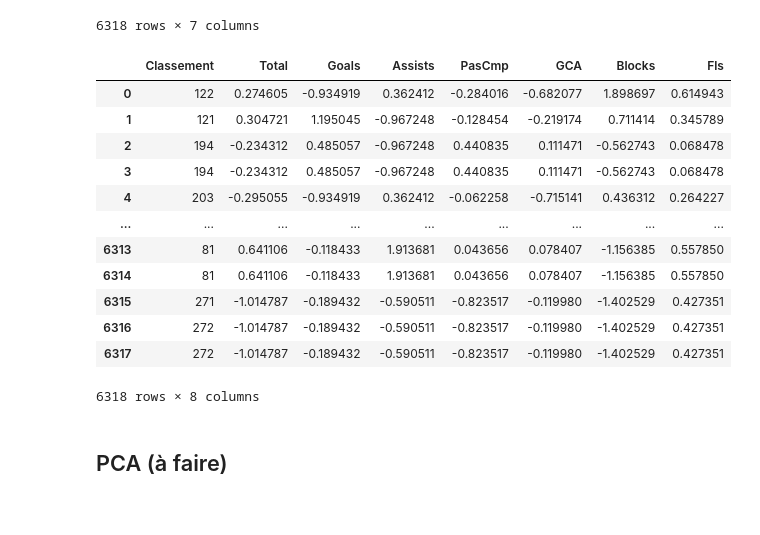
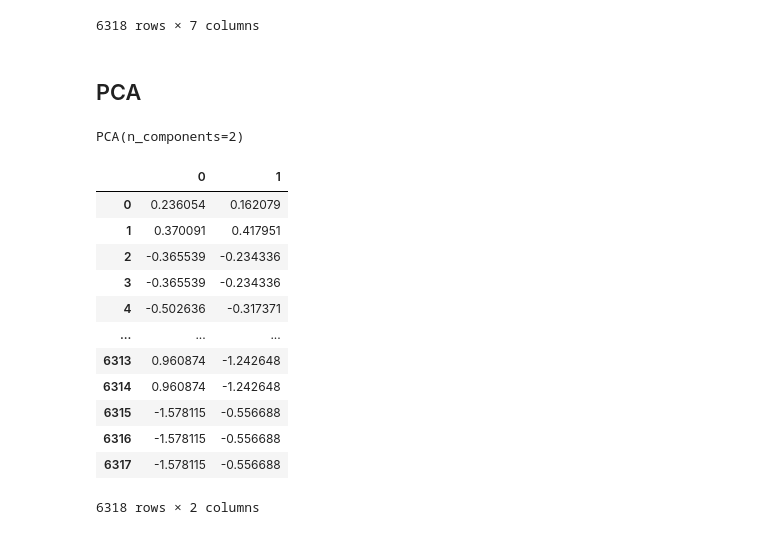
Before and after one commit to ThierryKunda/prediction-ballon-d-or, a Jupyter notebook: notebook.ipynb, the cells around one changed output. Saved outputs shown, nothing was run; the diff lists cells and outputs as text; code cells hidden in the pictures.

```diff
--- a/notebook.ipynb
+++ b/notebook.ipynb
@@ -779,23 +777,29 @@ dataset_std
 | 6316 | -1.014787 | -0.189432 | -0.590511 | -0.823517 | -0.119980 | -1.402529 | 0.427351 |
 | 6317 | -1.014787 | -0.189432 | -0.590511 | -0.823517 | -0.119980 | -1.402529 | 0.427351 |
 6318 rows × 7 columns
-# %%
-dataset_std.insert(0, "Classement", list(dataset_classement['Classement']))
-# %%
-dataset_std
-# %% [output]
-|  | Classement | Total | Goals | Assists | PasCmp | GCA | Blocks | Fls |
-| 0 | 122 | 0.274605 | -0.934919 | 0.362412 | -0.284016 | -0.682077 | 1.898697 | 0.614943 |
-| 1 | 121 | 0.304721 | 1.195045 | -0.967248 | -0.128454 | -0.219174 | 0.711414 | 0.345789 |
-| 2 | 194 | -0.234312 | 0.485057 | -0.967248 | 0.440835 | 0.111471 | -0.562743 | 0.068478 |
-| 3 | 194 | -0.234312 | 0.485057 | -0.967248 | 0.440835 | 0.111471 | -0.562743 | 0.068478 |
-| 4 | 203 | -0.295055 | -0.934919 | 0.362412 | -0.062258 | -0.715141 | 0.436312 | 0.264227 |
-| ... | ... | ... | ... | ... | ... | ... | ... | ... |
-| 6313 | 81 | 0.641106 | -0.118433 | 1.913681 | 0.043656 | 0.078407 | -1.156385 | 0.557850 |
-| 6314 | 81 | 0.641106 | -0.118433 | 1.913681 | 0.043656 | 0.078407 | -1.156385 | 0.557850 |
-| 6315 | 271 | -1.014787 | -0.189432 | -0.590511 | -0.823517 | -0.119980 | -1.402529 | 0.427351 |
-| 6316 | 272 | -1.014787 | -0.189432 | -0.590511 | -0.823517 | -0.119980 | -1.402529 | 0.427351 |
-| 6317 | 272 | -1.014787 | -0.189432 | -0.590511 | -0.823517 | -0.119980 | -1.402529 | 0.427351 |
-6318 rows × 8 columns
 # %% [markdown]
-## PCA (à faire)
+## PCA
+# %%
+pca = PCA(n_components=2)
+pca.fit(dataset_std)
+# %% [output]
+PCA(n_components=2)
+# %%
+dataset_pre_proc = pca.transform(dataset_std)
+# %%
+dataset_pre_proc = DataFrame(dataset_pre_proc)
+dataset_pre_proc
+# %% [output]
+|  | 0 | 1 |
+| 0 | 0.236054 | 0.162079 |
+| 1 | 0.370091 | 0.417951 |
+| 2 | -0.365539 | -0.234336 |
+| 3 | -0.365539 | -0.234336 |
+| 4 | -0.502636 | -0.317371 |
+| ... | ... | ... |
+| 6313 | 0.960874 | -1.242648 |
+| 6314 | 0.960874 | -1.242648 |
+| 6315 | -1.578115 | -0.556688 |
+| 6316 | -1.578115 | -0.556688 |
+| 6317 | -1.578115 | -0.556688 |
+6318 rows × 2 columns
```
Also changed, not shown: parts of 5 cells of this notebook.
